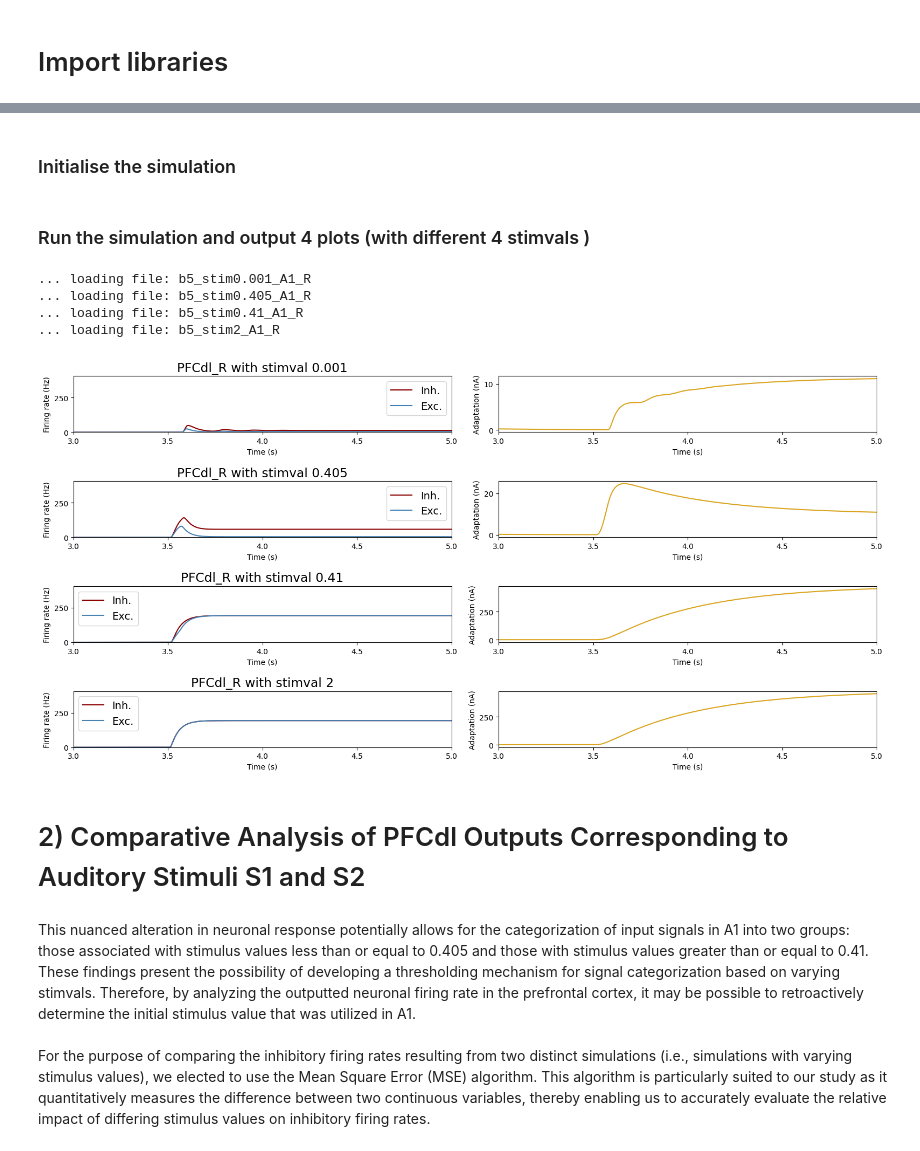
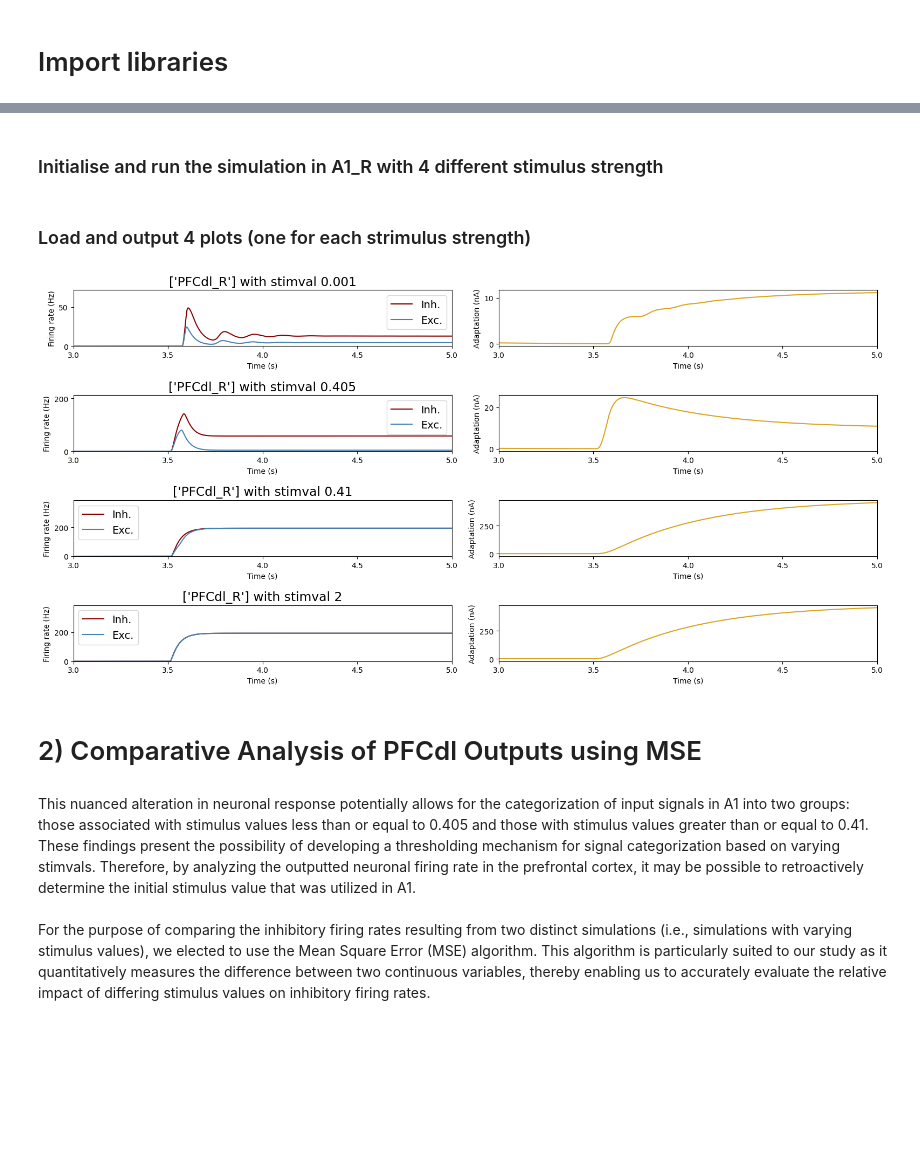
Before and after one commit to TuranSKT/tvb_decision_making, a Jupyter notebook: decision_making_A1.ipynb, the cells around one changed output, grey strips where cells are left out. Cells and saved outputs as stored; diff of their text form; code cells hidden in the pictures; blank space fills up the shorter version.

```diff
--- a/decision_making_A1.ipynb
+++ b/decision_making_A1.ipynb
@@ -54,2 +20,2 @@ In fact, our findings reveal a pronounced change in the neuronal firing rate in
 # %% [markdown]
-### Initialise the simulation
+### Initialise and run the simulation in A1_R with 4 different stimulus strength
@@ -72,22 +22,32 @@ target_region_id = surface.id_finder(target_region)
-# %% [markdown]
-### Run the simulation and output 4 plots (with different 4 stimvals )
+# %%
+connectivity_path = ROOT_FOLDER + '/tvb_model_reference/data/macaque/Connectivity/'
+
+connectome = Connectome(connectivity_path)
+
+sim_series1_param = {"root_folder": SAVE_FOLDER,
+                     "sim_name": "sim1", #Name of the simulation
+                     "connectome_instance": connectome, #Load the connectome to change
+                     "rois_dict": {'A1_R': 'Primary auditory cortex'}, #Stimulus Regions
+                     "stim_values": [0.001, 0.405, 0.41, 2], # Stimulus strengths
+                     "isIntNoise": False}
+
+# Create and init a simulator object
+SimSeries1 = Simulation(**sim_series1_param)
+
+# Run the simulation
+# SimSeries1.main_simulation_loop()
+# %% [markdown]
+### Load and output 4 plots (one for each strimulus strength)
 # %%
-# Run the simulation
-#customSim.main_simulation_loop()
-
 # Load simulation saved results
-customSim.load_simulation()
+SimSeries1.load_simulation()
 
 # PFCdl_R plot from A1
-customSim.plot_simulation(target_region)
+SimSeries1.plot_simulation(['PFCdl_R'])
 # %% [output]
-... loading file: b5_stim0.001_A1_R
-... loading file: b5_stim0.405_A1_R
-... loading file: b5_stim0.41_A1_R
-... loading file: b5_stim2_A1_R
-[figure, old version]
+[figure, new version]
 # %% [markdown]
-# 2) Comparative Analysis of PFCdl Outputs Corresponding to Auditory Stimuli S1 and S2
+# 2) Comparative Analysis of PFCdl Outputs using MSE
 # %% [markdown]
 This nuanced alteration in neuronal response potentially allows for the categorization of input signals in A1 into two groups: those associated with stimulus values less than or equal to 0.405 and those with stimulus values greater than or equal to 0.41. <br>
 These findings present the possibility of developing a thresholding mechanism for signal categorization based on varying stimvals. Therefore, by analyzing the outputted neuronal firing rate in the prefrontal cortex, it may be possible to retroactively determine the initial stimulus value that was utilized in A1.
```
Also changed, not shown: parts of 20 cells of this notebook, 2 other files.
